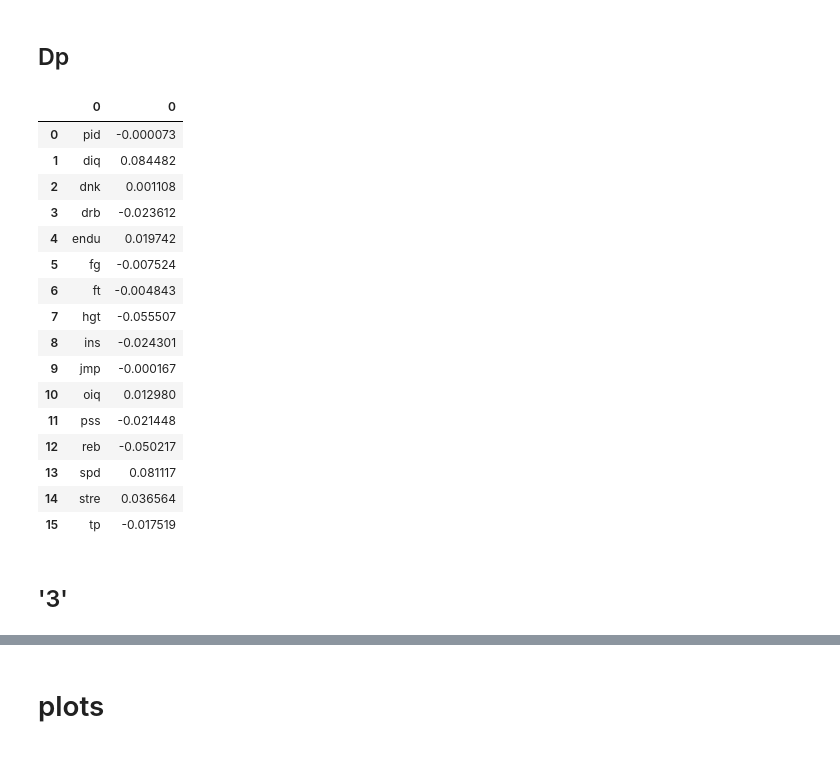
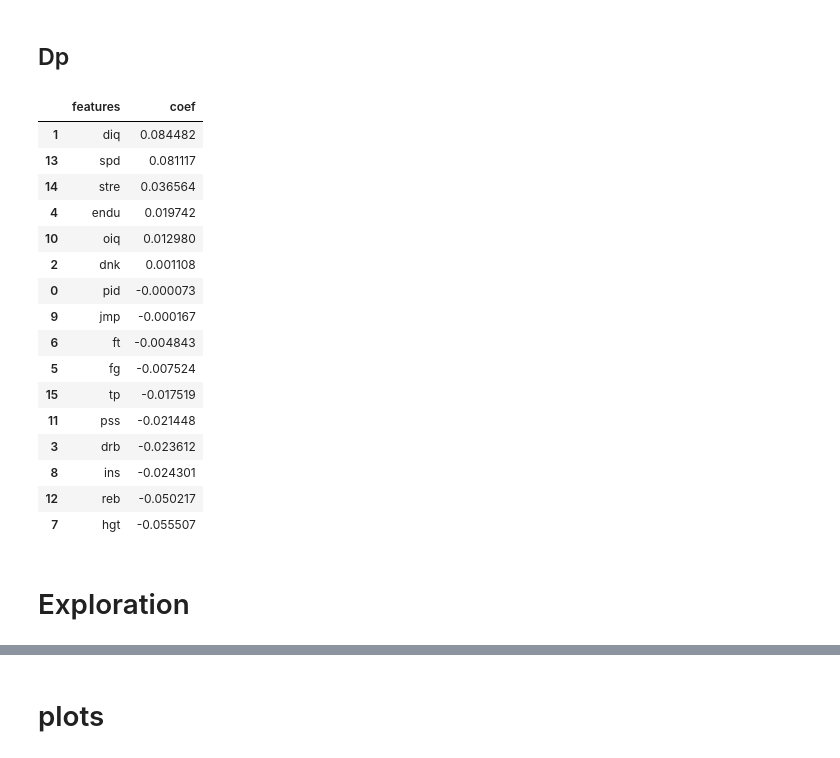
Before and after one commit to aemrich/bbgm_predict, a Jupyter notebook: analysis.ipynb, the cells around one changed output, grey strips where cells are left out. Cells and saved outputs as stored; diff of their text form; code cells hidden in the pictures.

```diff
--- a/analysis.ipynb
+++ b/analysis.ipynb
@@ -92,3 +58,5 @@ for col in df_ewa_ratings.drop(cols_to_drop, axis=1):
+# %%
+df_master['ps_sum'] = 0.5 * df_master['oiq'] + df_master['pss']
 # %% [markdown]
 # Calculate Correlation
 # %% [markdown]
@@ -297,10 +265,15 @@ calc_coef(df_ewa_ratings, cols_to_drop, 'ws')
 # %%
 def calc_lr_coef(df, cols_to_drop, coef_col):
     lr = LogisticRegression()
-    lr.fit(df.drop(cols_to_drop, axis=1), df_ewa_ratings[coef_col])
-    return pd.concat([pd.DataFrame(df.drop(cols_to_drop, axis=1).columns),pd.DataFrame(np.transpose(lr.coef_))], axis = 1)
+    lr.fit(df.drop(cols_to_drop, axis=1), df_master[coef_col])
+    df_coef = pd.concat([pd.DataFrame(
+        df.drop(cols_to_drop, axis=1).columns),
+                      pd.DataFrame(np.transpose(lr.coef_))], axis = 1)
+    df_coef.columns = ['features', 'coef']
+    return df_coef.sort_values('coef', ascending=False)
 # %% [markdown]
 ## define inputs
+# %%
+cols_to_drop_lr = cols_to_drop
 # %%
-log_cols_to_drop = cols_to_drop
-log_cols_to_drop.extend(['Ps', '3', 'ovr', 'A', 'B', 'Di', 'Dp', 'Po', 'R'])
+cols_to_drop_lr.extend(['Ps', '3', 'ovr', 'A', 'B', 'Di', 'Dp', 'Po', 'R', 'ps_sum'])
@@ -355,24 +366,24 @@ calc_lr_coef(df_ewa_ratings, log_cols_to_drop, 'Di')
 # %% [markdown]
 ## Dp
 # %%
-calc_lr_coef(df_ewa_ratings, log_cols_to_drop, 'Dp')
+calc_lr_coef(df_master, cols_to_drop_lr, 'Dp')
 # %% [output]
-|  | 0 | 0 |
-| 0 | pid | -0.000073 |
+|  | features | coef |
 | 1 | diq | 0.084482 |
-| 2 | dnk | 0.001108 |
-| 3 | drb | -0.023612 |
-| 4 | endu | 0.019742 |
-| 5 | fg | -0.007524 |
-| 6 | ft | -0.004843 |
-| 7 | hgt | -0.055507 |
-| 8 | ins | -0.024301 |
-| 9 | jmp | -0.000167 |
-| 10 | oiq | 0.012980 |
-| 11 | pss | -0.021448 |
-| 12 | reb | -0.050217 |
 | 13 | spd | 0.081117 |
 | 14 | stre | 0.036564 |
+| 4 | endu | 0.019742 |
+| 10 | oiq | 0.012980 |
+| 2 | dnk | 0.001108 |
+| 0 | pid | -0.000073 |
+| 9 | jmp | -0.000167 |
+| 6 | ft | -0.004843 |
+| 5 | fg | -0.007524 |
 | 15 | tp | -0.017519 |
+| 11 | pss | -0.021448 |
+| 3 | drb | -0.023612 |
+| 8 | ins | -0.024301 |
+| 12 | reb | -0.050217 |
+| 7 | hgt | -0.055507 |
 # %% [markdown]
-## '3'
+# Exploration
```
Also changed, not shown: parts of 37 cells of this notebook.
